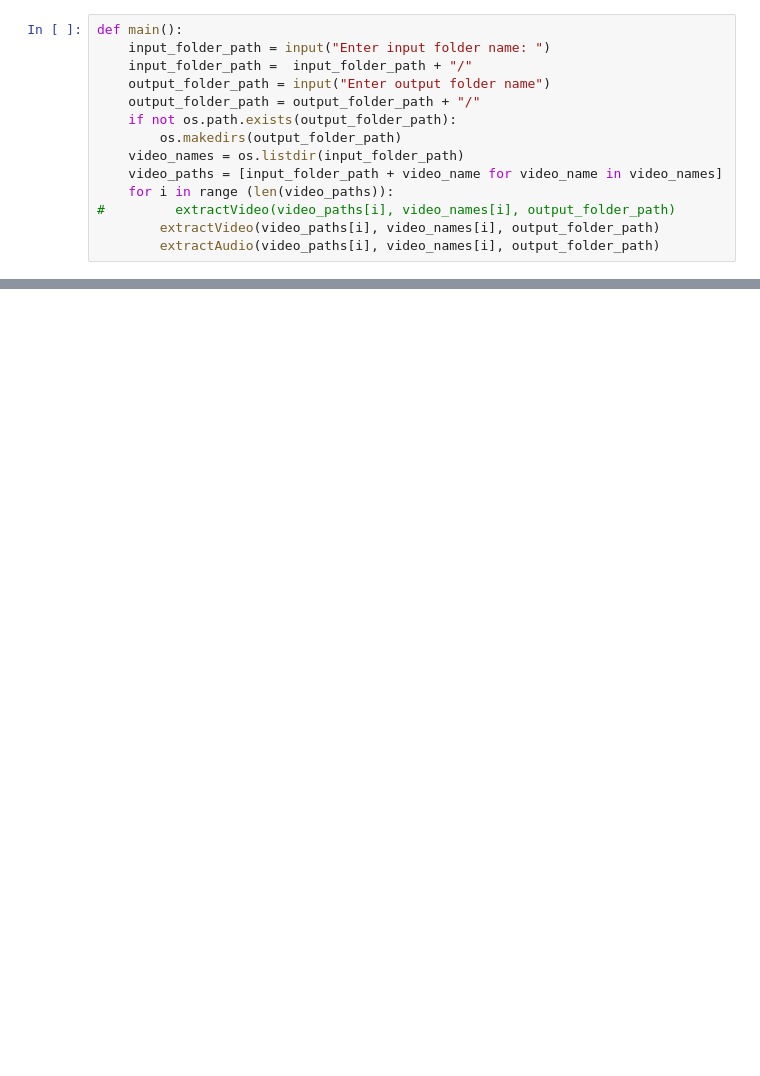
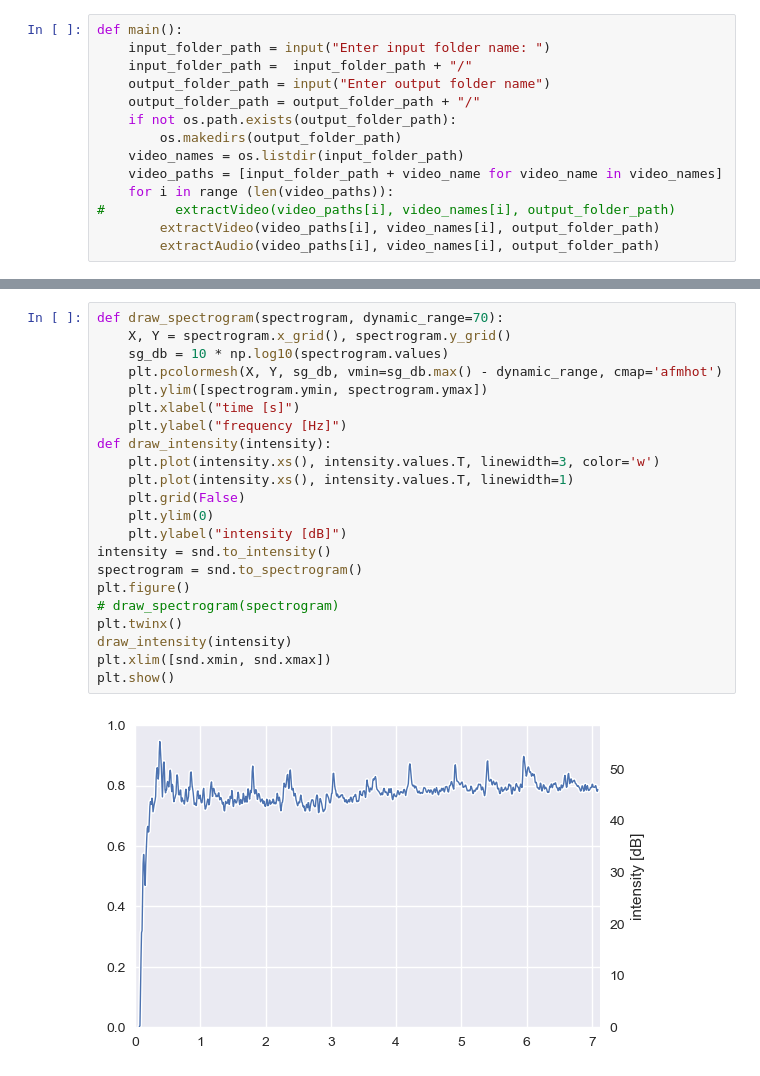
Before and after one commit to Chanokthorn/asdcnnclassification, a Jupyter notebook: adscnn/dataCollection/dataExtraction.ipynb, the cells around one changed output, grey strips where cells are left out. Cells and saved outputs as stored; diff of their text form; blank space fills up the shorter version.

```diff
--- a/adscnn/dataCollection/dataExtraction.ipynb
+++ b/adscnn/dataCollection/dataExtraction.ipynb
@@ -122,0 +163,24 @@ def main():
+# %%
+def draw_spectrogram(spectrogram, dynamic_range=70):
+    X, Y = spectrogram.x_grid(), spectrogram.y_grid()
+    sg_db = 10 * np.log10(spectrogram.values)
+    plt.pcolormesh(X, Y, sg_db, vmin=sg_db.max() - dynamic_range, cmap='afmhot')
+    plt.ylim([spectrogram.ymin, spectrogram.ymax])
+    plt.xlabel("time [s]")
+    plt.ylabel("frequency [Hz]")
+def draw_intensity(intensity):
+    plt.plot(intensity.xs(), intensity.values.T, linewidth=3, color='w')
+    plt.plot(intensity.xs(), intensity.values.T, linewidth=1)
+    plt.grid(False)
+    plt.ylim(0)
+    plt.ylabel("intensity [dB]")
+intensity = snd.to_intensity()
+spectrogram = snd.to_spectrogram()
+plt.figure()
+# draw_spectrogram(spectrogram)
+plt.twinx()
+draw_intensity(intensity)
+plt.xlim([snd.xmin, snd.xmax])
+plt.show()
+# %% [output]
+[figure, added]
```
Also changed, not shown: parts of 5 cells of this notebook, 4 other files.
